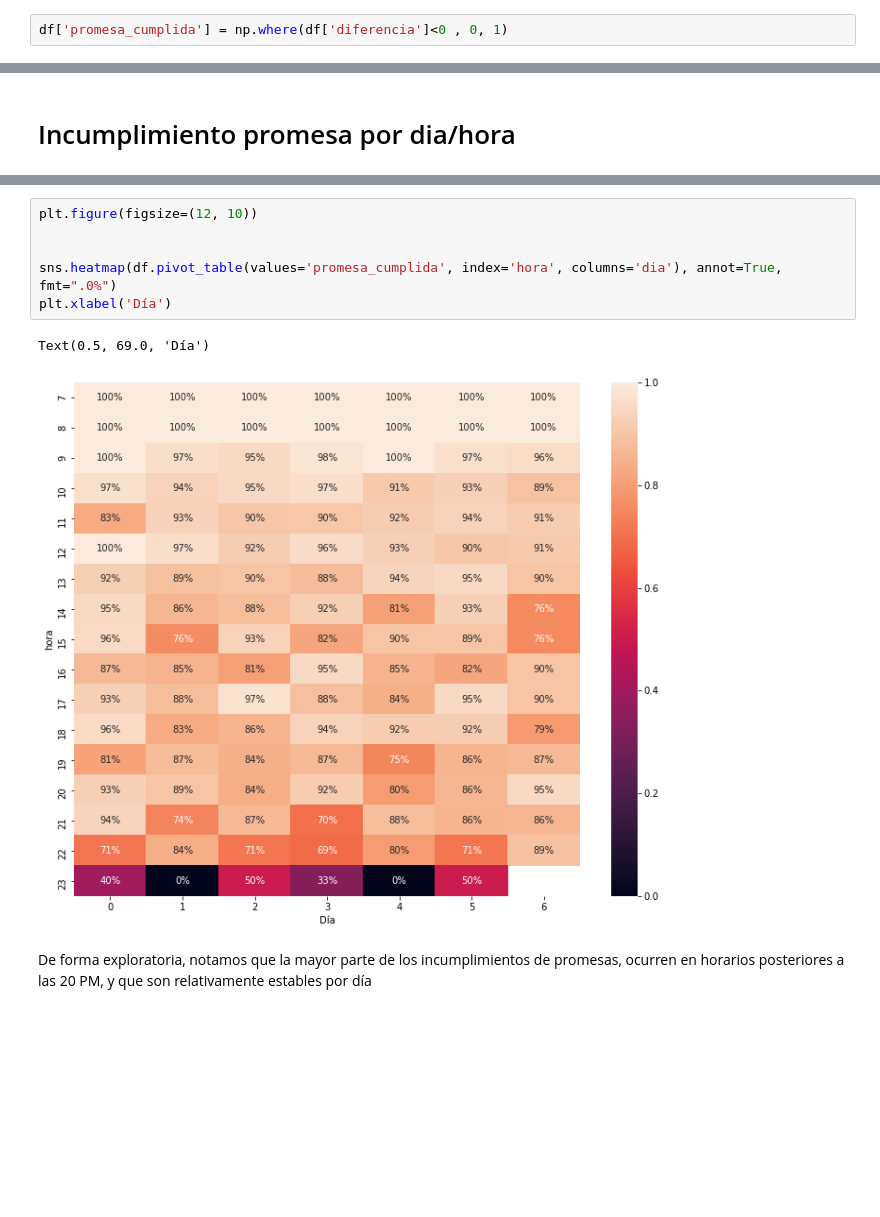
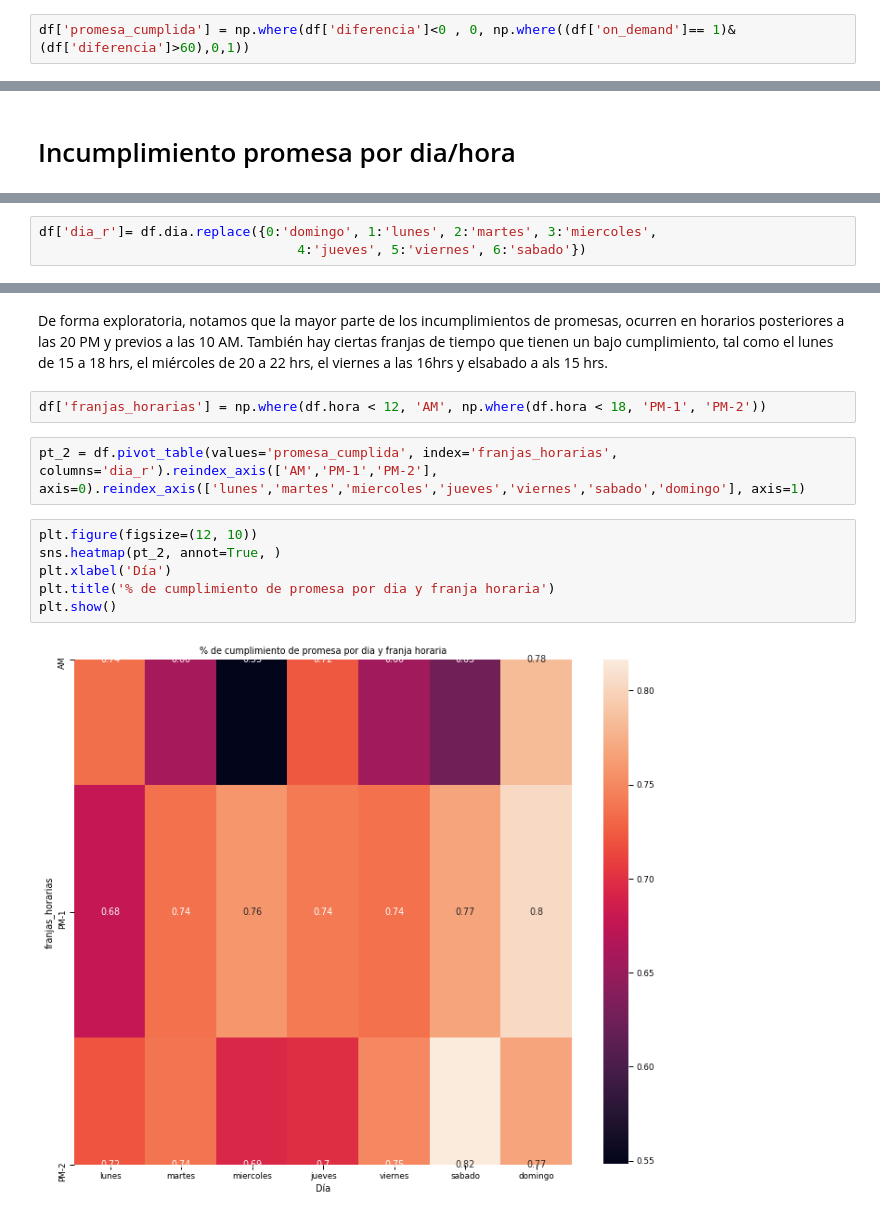
Before and after one commit to callejasv1/proyecto_oraculo, a Jupyter notebook: Estrategia.ipynb, the cells around one changed output, grey strips where cells are left out. Cells and saved outputs as stored; diff of their text form; blank space fills up the shorter version.

```diff
--- a/Estrategia.ipynb
+++ b/Estrategia.ipynb
@@ -47,2 +55,2 @@ plt.show()
 # %%
-df['promesa_cumplida'] = np.where(df['diferencia']<0 , 0, 1)
+df['promesa_cumplida'] = np.where(df['diferencia']<0 , 0, np.where((df['on_demand']== 1)&(df['diferencia']>60),0,1))
@@ -106,0 +108,3 @@ sns.barplot(data= df.groupby('hora')['promesa_cumplida'].mean().reset_index(), x
+# %%
+df['dia_r']= df.dia.replace({0:'domingo', 1:'lunes', 2:'martes', 3:'miercoles',
+                                 4:'jueves', 5:'viernes', 6:'sabado'})
@@ -107,11 +157,14 @@ sns.barplot(data= df.groupby('hora')['promesa_cumplida'].mean().reset_index(), x
+# %% [markdown]
+De forma exploratoria, notamos que la mayor parte de los incumplimientos de promesas, ocurren en horarios posteriores a las 20 PM y previos a las 10 AM. También hay ciertas franjas de tiempo que tienen un bajo cumplimiento, tal como el lunes de 15 a 18 hrs, el miércoles de 20 a 22 hrs, el viernes a las 16hrs y elsabado a als 15 hrs.
+# %%
+df['franjas_horarias'] = np.where(df.hora < 12, 'AM', np.where(df.hora < 18, 'PM-1', 'PM-2'))
+# %%
+pt_2 = df.pivot_table(values='promesa_cumplida', index='franjas_horarias', columns='dia_r').reindex_axis(['AM','PM-1','PM-2'], axis=0).reindex_axis(['lunes','martes','miercoles','jueves','viernes','sabado','domingo'], axis=1)
 # %%
 plt.figure(figsize=(12, 10))
-
-
-sns.heatmap(df.pivot_table(values='promesa_cumplida', index='hora', columns='dia'), annot=True, fmt=".0%")
+sns.heatmap(pt_2, annot=True, )
 plt.xlabel('Día')
+plt.title('% de cumplimiento de promesa por dia y franja horaria')
+plt.show()
 # %% [output]
-Text(0.5, 69.0, 'Día')
-[figure, old version]
+[figure, new version]
-# %% [markdown]
-De forma exploratoria, notamos que la mayor parte de los incumplimientos de promesas, ocurren en horarios posteriores a las 20 PM, y que son relativamente estables por día
```
Also changed, not shown: parts of 71 cells of this notebook, 3 other files.
